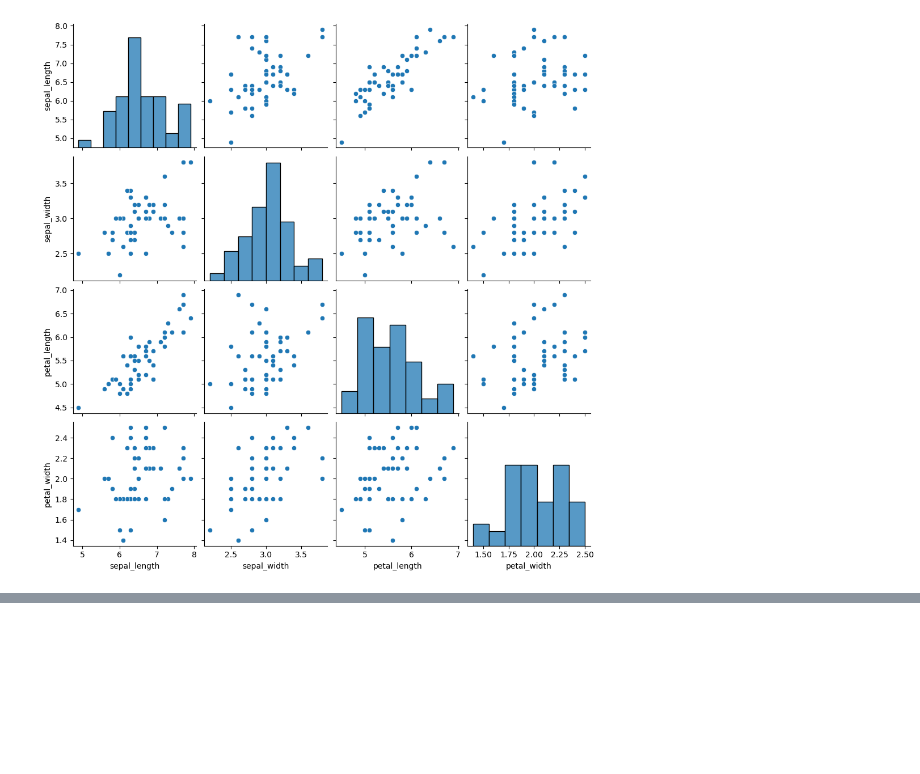
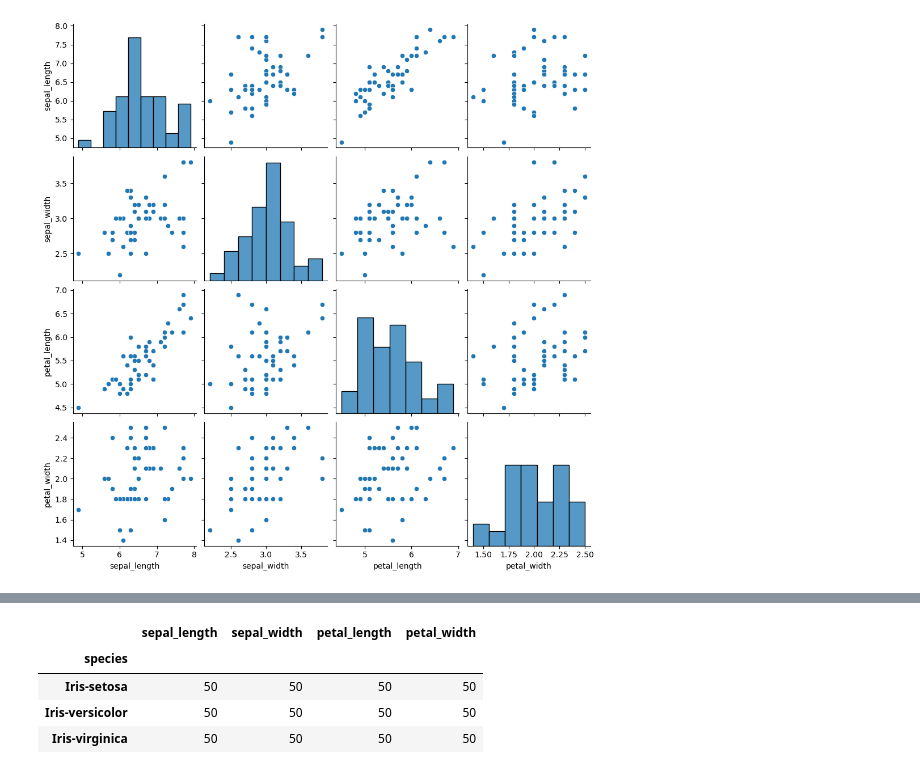
Before and after one commit to Kemeh-30/Fund-data, a Jupyter notebook: Project.ipynb/Projectiris.ipynb, the cells around one changed output, grey strips where cells are left out. Saved outputs shown, nothing was run; the diff lists cells and outputs as text; code cells hidden in the pictures; blank space fills up the shorter version.

```diff
--- a/Project.ipynb/Projectiris.ipynb
+++ b/Project.ipynb/Projectiris.ipynb
@@ -198,0 +206,8 @@ sns.pairplot(virginica_df)
+# %%
+data.groupby(['species']).agg('count')
+# %% [output]
+|  | sepal_length | sepal_width | petal_length | petal_width |
+| species |  |  |  |  |
+| Iris-setosa | 50 | 50 | 50 | 50 |
+| Iris-versicolor | 50 | 50 | 50 | 50 |
+| Iris-virginica | 50 | 50 | 50 | 50 |
```
Also changed, not shown: parts of 2 cells of this notebook.
